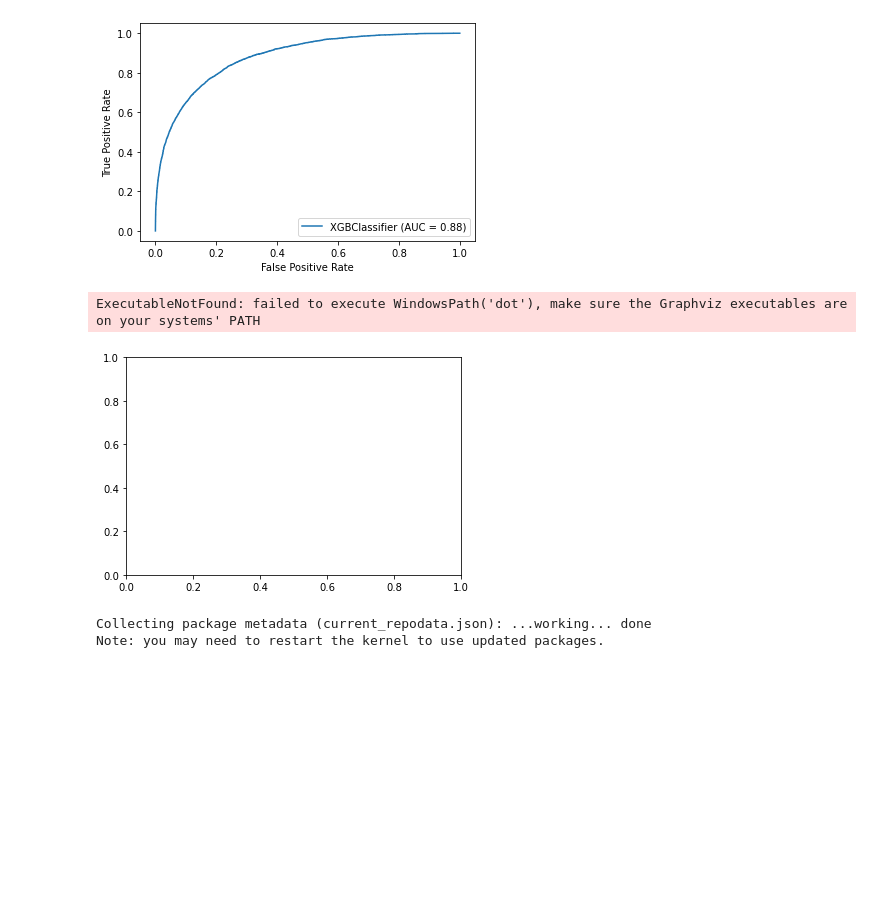
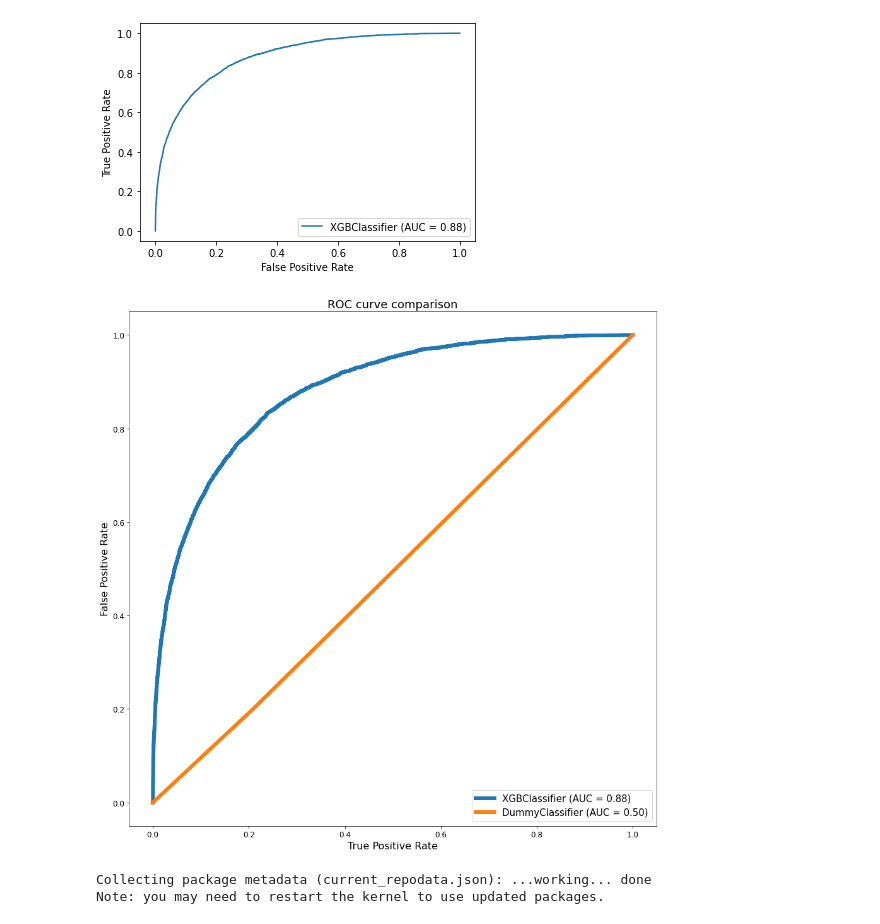
Before and after one commit to alpacanonymous/project3, a Jupyter notebook: StevenNotebook.ipynb, the cells around one changed output. Saved outputs shown, nothing was run; the diff lists cells and outputs as text; code cells hidden in the pictures; blank space fills up the shorter version.

```diff
--- a/StevenNotebook.ipynb
+++ b/StevenNotebook.ipynb
@@ -750,12 +750,19 @@ Final Model Test Confusion Matrix
 [figure]
 Final Model Test ROC Curve
 [figure]
-# %%
-plot_tree(Final_Model)
-plt.show()
-# %% [output]
-ExecutableNotFound: failed to execute WindowsPath('dot'), make sure the Graphviz executables are on your systems' PATH
-[figure, removed]
+# %%
+fig, ax = plt.subplots(figsize=(15, 15))
+plot_roc_curve(Final_Model, X_test_KNNI, y_test, ax=ax, linewidth=6)
+plot_roc_curve(baseline, X_test_KNNI, y_test, ax=ax, linewidth=6)
+ax.set_title('ROC curve comparison', fontsize=18)
+ax.set_xlabel('True Positive Rate', fontsize=16)
+ax.set_ylabel('False Positive Rate', fontsize=16)
+plt.xticks(fontsize=12)
+plt.yticks(fontsize=12)
+plt.legend(loc=4, prop={'size': 15})
+plt.show();
+# %% [output]
+[figure, added]
 # %%
 conda install graphviz python-graphviz
 # %% [output]
```
Also changed, not shown: parts of 3 cells of this notebook, 1 other file.
